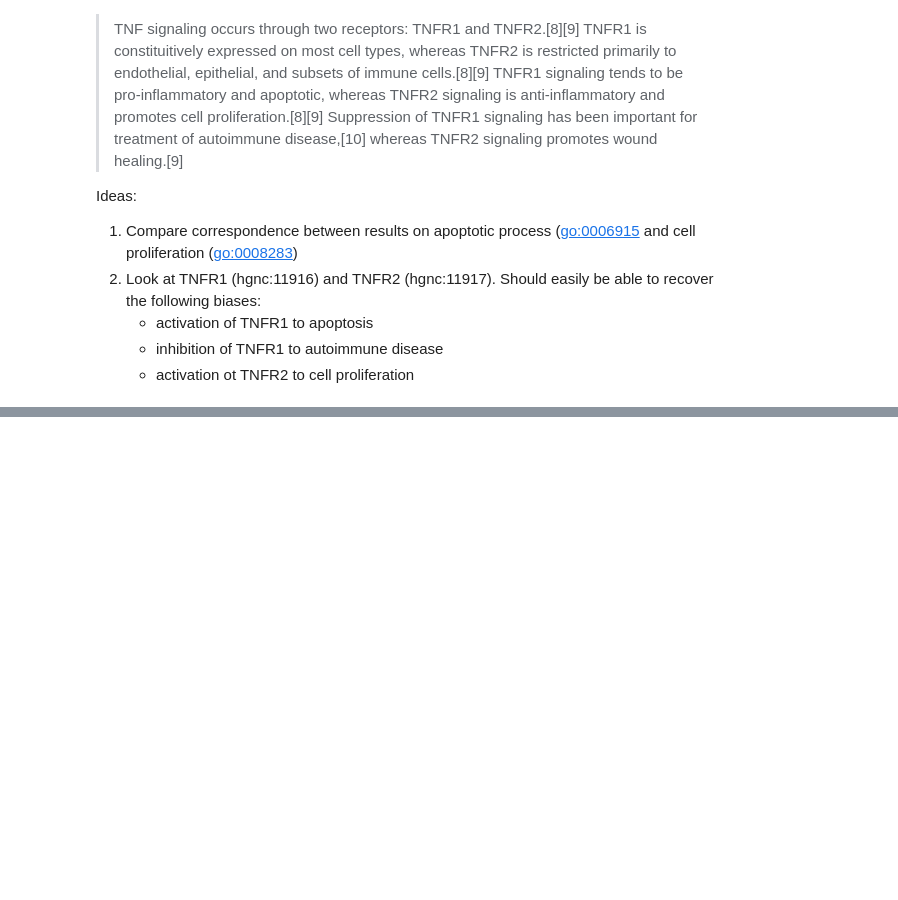
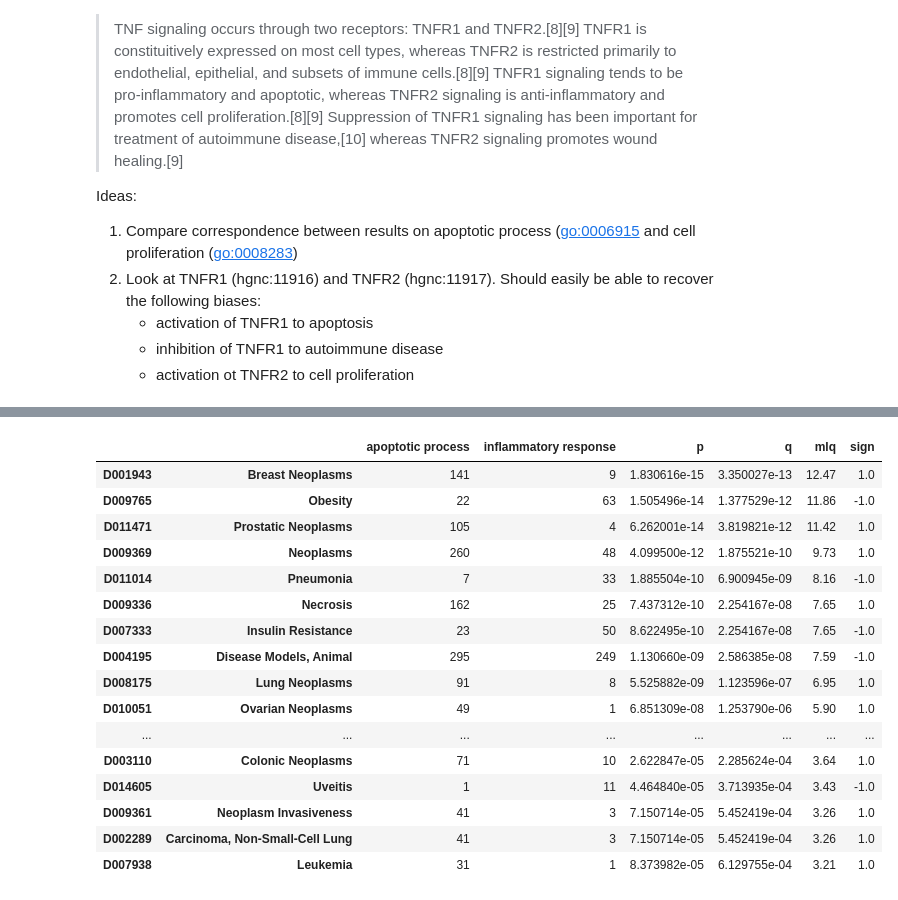
Before and after one commit to gyorilab/indra_cogex, a Jupyter notebook: notebooks/TNF Context Analysis.ipynb, the cells around one changed output, grey strips where cells are left out. Saved outputs shown, nothing was run; the diff lists cells and outputs as text; code cells hidden in the pictures; blank space fills up the shorter version.

```diff
--- a/notebooks/TNF Context Analysis.ipynb
+++ b/notebooks/TNF Context Analysis.ipynb
@@ -284,2 +265,37 @@ Expected ratio between activation:inhibition: 0.86
 
 later: look at different objects TNF activates differentiation vs. inflammatory response vs. apopotsis with different endpoints
+# %%
+@lru_cache
+def _get_res(target_curie):
+    return [
+        (stmt_hash, Evidence._from_json(evidence), annotations)
+        for stmt_hash, evidence, annotations in client.query_tx(
+            """\
+            MATCH (:BioEntity {id: "hgnc:11892"})-[r:indra_rel {stmt_type: 'Activation'}]->(:BioEntity {id: '%s'})
+            MATCH (e:Evidence {stmt_hash: r.stmt_hash})-[:has_citation]->(p:Publication)-[:annotated_with]->(a:BioEntity)
+            RETURN r.stmt_hash, e, collect({pubmed: p.id, mesh: a.id, name: a.name})
+            """ % target_curie
+        )
+    ]
+# %%
+# collect dictionary of target -> mesh ID -> pubmed -> evidence
+cross_dd = defaultdict(lambda: defaultdict(lambda: defaultdict(list)))
+c1, c2 = 'apoptotic process', 'inflammatory response'
+for target_curie, target_name in [
+    ('go:0006915', 'apoptotic process'),
+    ('go:0006954', 'inflammatory response'),
+    # ('go:0008219', 'cell death'),
+    # ('go:0008283', 'cell population proliferation'),
+]:
+    for stmt_hash, evidence, annotations in _get_res(target_curie):
+        for annotation in annotations:
+            mesh_id = annotation["mesh"].removeprefix("mesh:")
+            if not is_disease(mesh_id):
+                continue
+            if mesh_id in {
+                "D007249",  # inflammation, skip since redundant
+            }:
+                continue
+            name = annotation["name"]
+            pubmed = annotation["pubmed"].removeprefix("pubmed:")
+            cross_dd[target_name][mesh_id, name][pubmed].append(evidence)
@@ -285,0 +320,4 @@ later: look at different objects TNF activates differentiation vs. inflammatory
+# %%
+cross_norm_counts_df = get_norm_counts_df(cross_dd, c1, c2, minimum=10)
+cross_norm_counts_df.head(25)
+# %% [output]
@@ -285,0 +325,17 @@ later: look at different objects TNF activates differentiation vs. inflammatory
+|  |  | apoptotic process | inflammatory response | p | q | mlq | sign |
+| D001943 | Breast Neoplasms | 141 | 9 | 1.830616e-15 | 3.350027e-13 | 12.47 | 1.0 |
+| D009765 | Obesity | 22 | 63 | 1.505496e-14 | 1.377529e-12 | 11.86 | -1.0 |
+| D011471 | Prostatic Neoplasms | 105 | 4 | 6.262001e-14 | 3.819821e-12 | 11.42 | 1.0 |
+| D009369 | Neoplasms | 260 | 48 | 4.099500e-12 | 1.875521e-10 | 9.73 | 1.0 |
+| D011014 | Pneumonia | 7 | 33 | 1.885504e-10 | 6.900945e-09 | 8.16 | -1.0 |
+| D009336 | Necrosis | 162 | 25 | 7.437312e-10 | 2.254167e-08 | 7.65 | 1.0 |
+| D007333 | Insulin Resistance | 23 | 50 | 8.622495e-10 | 2.254167e-08 | 7.65 | -1.0 |
+| D004195 | Disease Models, Animal | 295 | 249 | 1.130660e-09 | 2.586385e-08 | 7.59 | -1.0 |
+| D008175 | Lung Neoplasms | 91 | 8 | 5.525882e-09 | 1.123596e-07 | 6.95 | 1.0 |
+| D010051 | Ovarian Neoplasms | 49 | 1 | 6.851309e-08 | 1.253790e-06 | 5.90 | 1.0 |
+| ... | ... | ... | ... | ... | ... | ... | ... |
+| D003110 | Colonic Neoplasms | 71 | 10 | 2.622847e-05 | 2.285624e-04 | 3.64 | 1.0 |
+| D014605 | Uveitis | 1 | 11 | 4.464840e-05 | 3.713935e-04 | 3.43 | -1.0 |
+| D009361 | Neoplasm Invasiveness | 41 | 3 | 7.150714e-05 | 5.452419e-04 | 3.26 | 1.0 |
+| D002289 | Carcinoma, Non-Small-Cell Lung | 41 | 3 | 7.150714e-05 | 5.452419e-04 | 3.26 | 1.0 |
+| D007938 | Leukemia | 31 | 1 | 8.373982e-05 | 6.129755e-04 | 3.21 | 1.0 |
```
Also changed, not shown: parts of 30 cells of this notebook, 1 other file.
